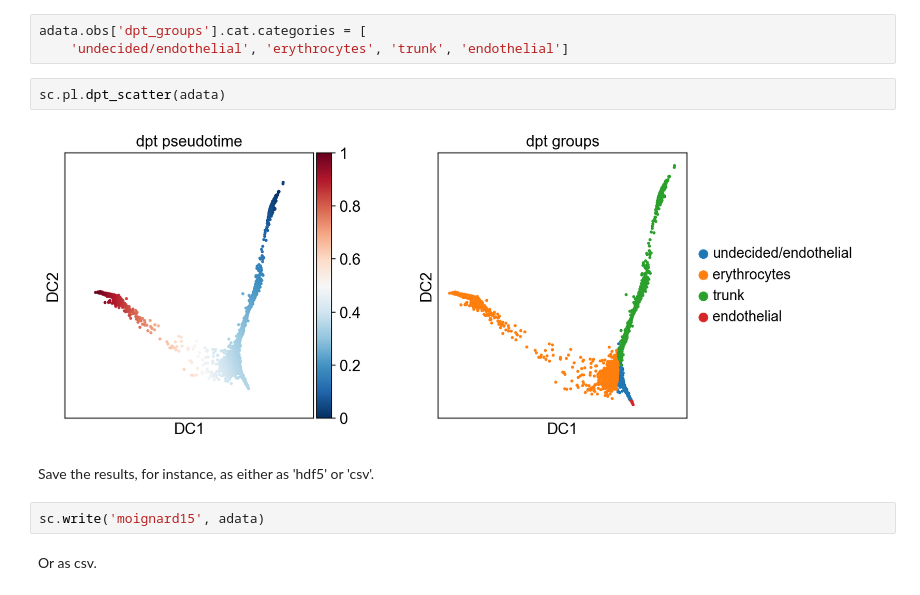
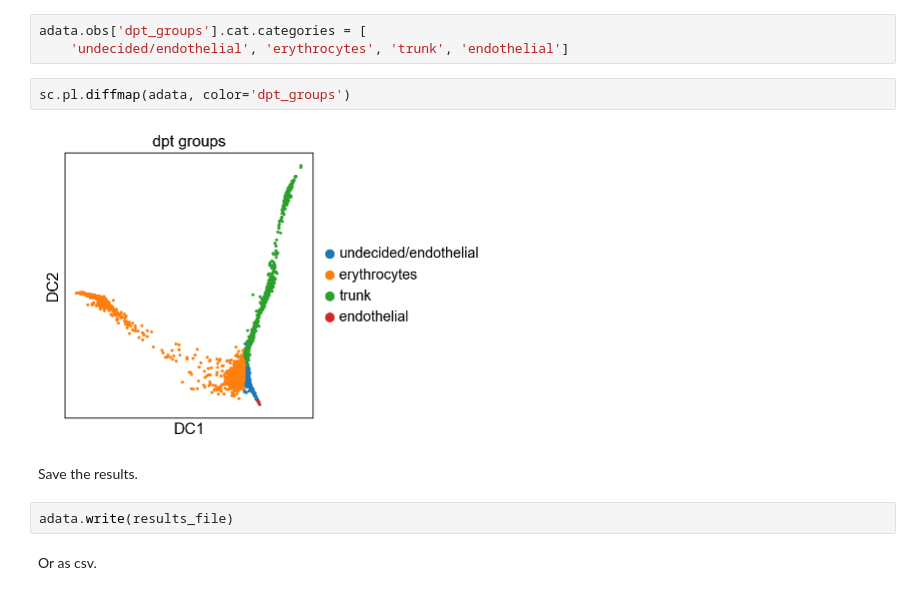
Before and after one commit to scverse/scanpy_usage, a Jupyter notebook: 170501_moignard15/moignard15.ipynb, the cells around one changed output. Cells and saved outputs as stored; diff of their text form.

```diff
--- a/170501_moignard15/moignard15.ipynb
+++ b/170501_moignard15/moignard15.ipynb
@@ -83,13 +88,13 @@ Let us annotate the cell groups as follows.
 adata.obs['dpt_groups'].cat.categories = [
     'undecided/endothelial', 'erythrocytes', 'trunk', 'endothelial']
 # %%
-sc.pl.dpt_scatter(adata)
+sc.pl.diffmap(adata, color='dpt_groups')
 # %% [output]
-[figure, old version]
+[figure, new version]
-# %% [markdown]
-Save the results, for instance, as either as 'hdf5' or 'csv'.
-# %%
-sc.write('moignard15', adata)
+# %% [markdown]
+Save the results.
+# %%
+adata.write(results_file)
 # %% [markdown]
 Or as csv.
 # %%
```
Also changed, not shown: parts of 11 cells of this notebook, 6 other files.
